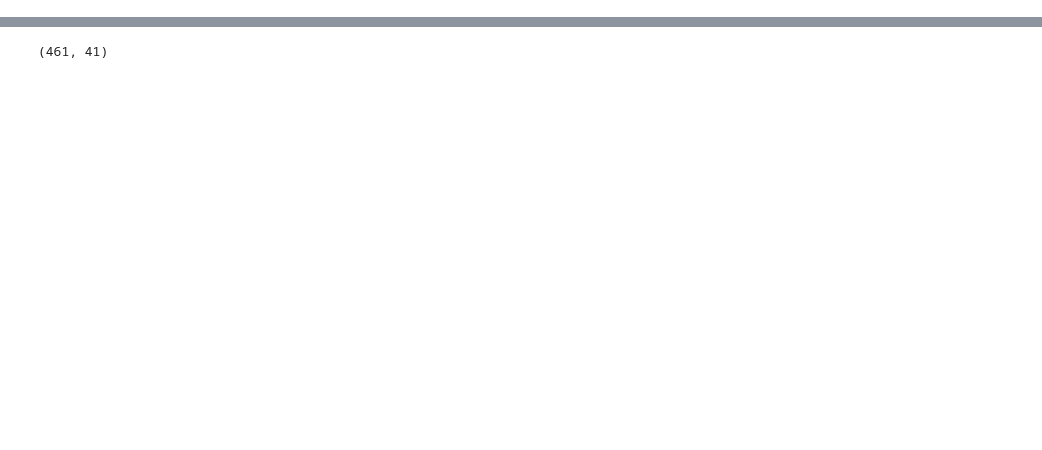
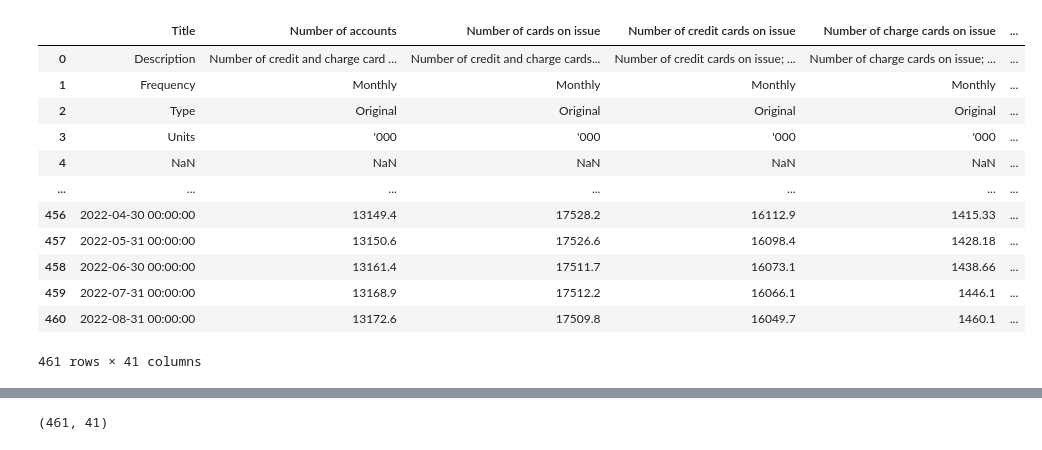
Before and after one commit to kadre-datascience/Apra-Monthly-Deposits, a Jupyter notebook: article.ipynb, the cells around one changed output, grey strips where cells are left out. Cells and saved outputs as stored; diff of their text form; code cells hidden in the pictures; blank space fills up the shorter version.

```diff
--- a/article.ipynb
+++ b/article.ipynb
@@ -16,2 +14,18 @@ xls = pd.ExcelFile('D:\Kadre\Kadre\APRA\gitaprarepo\Apra-Monthly-Deposits\Data\c
 debit = pd.read_excel(xls, sheet_name='Data', header=1)
+# %%
+df
+# %% [output]
+|  | Title | Number of accounts | Number of cards on issue | Number of credit cards on issue | Number of charge cards on issue | ... |
+| 0 | Description | Number of credit and charge card ... | Number of credit and charge cards... | Number of credit cards on issue; ... | Number of charge cards on issue; ... | ... |
+| 1 | Frequency | Monthly | Monthly | Monthly | Monthly | ... |
+| 2 | Type | Original | Original | Original | Original | ... |
+| 3 | Units | '000 | '000 | '000 | '000 | ... |
+| 4 | NaN | NaN | NaN | NaN | NaN | ... |
+| ... | ... | ... | ... | ... | ... | ... |
+| 456 | 2022-04-30 00:00:00 | 13149.4 | 17528.2 | 16112.9 | 1415.33 | ... |
+| 457 | 2022-05-31 00:00:00 | 13150.6 | 17526.6 | 16098.4 | 1428.18 | ... |
+| 458 | 2022-06-30 00:00:00 | 13161.4 | 17511.7 | 16073.1 | 1438.66 | ... |
+| 459 | 2022-07-31 00:00:00 | 13168.9 | 17512.2 | 16066.1 | 1446.1 | ... |
+| 460 | 2022-08-31 00:00:00 | 13172.6 | 17509.8 | 16049.7 | 1460.1 | ... |
+461 rows × 41 columns
 # %%
```
Also changed, not shown: parts of 11 cells of this notebook, 14 other files.
